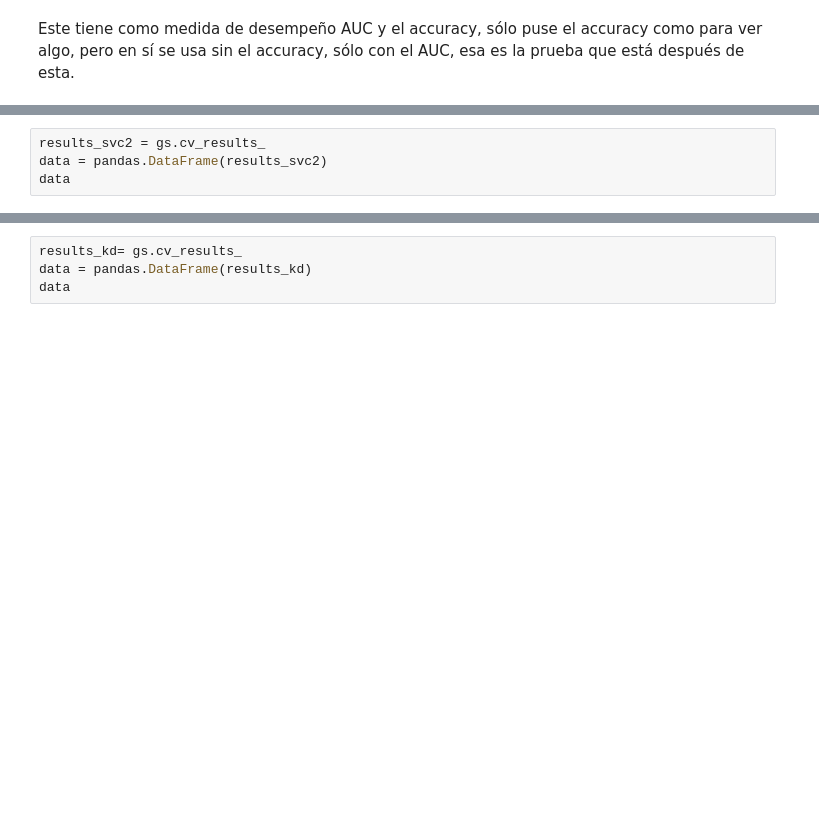
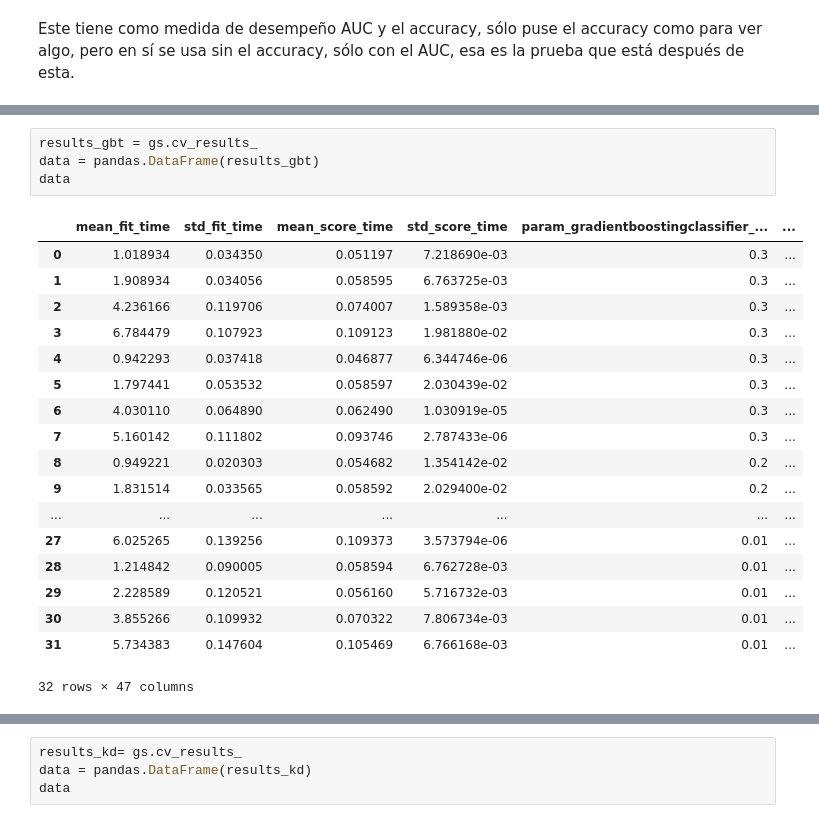
Before and after one commit to lkarol00/simulacion, a Jupyter notebook: Proyecto Semestre.ipynb, the cells around one changed output, grey strips where cells are left out. Drawn from its saved outputs; the diff is of its cells as text; blank space fills up the shorter version.

```diff
--- a/Proyecto Semestre.ipynb
+++ b/Proyecto Semestre.ipynb
@@ -291,4 +404,23 @@ gs.fit(X, Y)
 # %%
-results_svc2 = gs.cv_results_
-data = pandas.DataFrame(results_svc2)
+results_gbt = gs.cv_results_
+data = pandas.DataFrame(results_gbt)
 data
+# %% [output]
+|  | mean_fit_time | std_fit_time | mean_score_time | std_score_time | param_gradientboostingclassifier_... | ... |
+| 0 | 1.018934 | 0.034350 | 0.051197 | 7.218690e-03 | 0.3 | ... |
+| 1 | 1.908934 | 0.034056 | 0.058595 | 6.763725e-03 | 0.3 | ... |
+| 2 | 4.236166 | 0.119706 | 0.074007 | 1.589358e-03 | 0.3 | ... |
+| 3 | 6.784479 | 0.107923 | 0.109123 | 1.981880e-02 | 0.3 | ... |
+| 4 | 0.942293 | 0.037418 | 0.046877 | 6.344746e-06 | 0.3 | ... |
+| 5 | 1.797441 | 0.053532 | 0.058597 | 2.030439e-02 | 0.3 | ... |
+| 6 | 4.030110 | 0.064890 | 0.062490 | 1.030919e-05 | 0.3 | ... |
+| 7 | 5.160142 | 0.111802 | 0.093746 | 2.787433e-06 | 0.3 | ... |
+| 8 | 0.949221 | 0.020303 | 0.054682 | 1.354142e-02 | 0.2 | ... |
+| 9 | 1.831514 | 0.033565 | 0.058592 | 2.029400e-02 | 0.2 | ... |
+| ... | ... | ... | ... | ... | ... | ... |
+| 27 | 6.025265 | 0.139256 | 0.109373 | 3.573794e-06 | 0.01 | ... |
+| 28 | 1.214842 | 0.090005 | 0.058594 | 6.762728e-03 | 0.01 | ... |
+| 29 | 2.228589 | 0.120521 | 0.056160 | 5.716732e-03 | 0.01 | ... |
+| 30 | 3.855266 | 0.109932 | 0.070322 | 7.806734e-03 | 0.01 | ... |
+| 31 | 5.734383 | 0.147604 | 0.105469 | 6.766168e-03 | 0.01 | ... |
+32 rows × 47 columns
```
Also changed, not shown: parts of 37 cells of this notebook.
